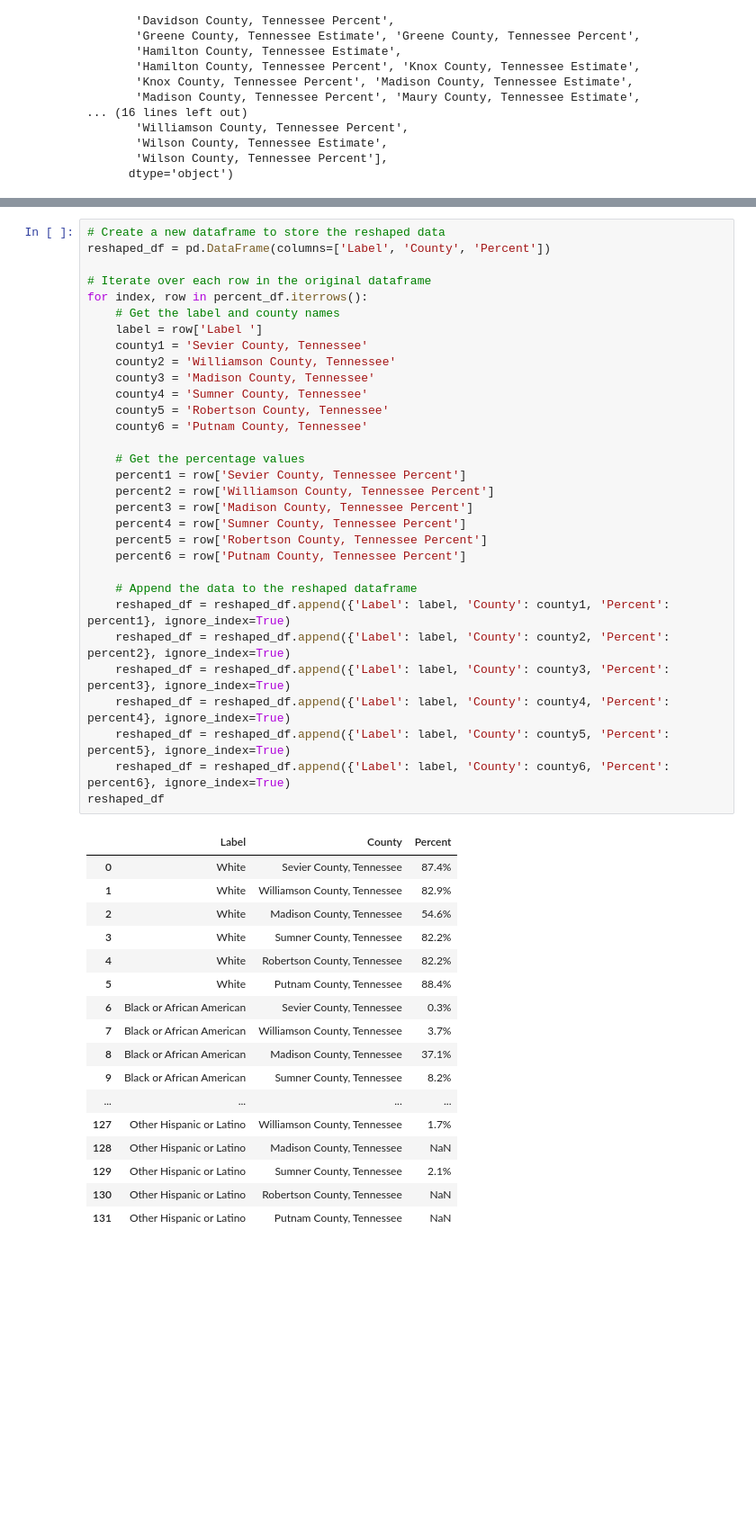
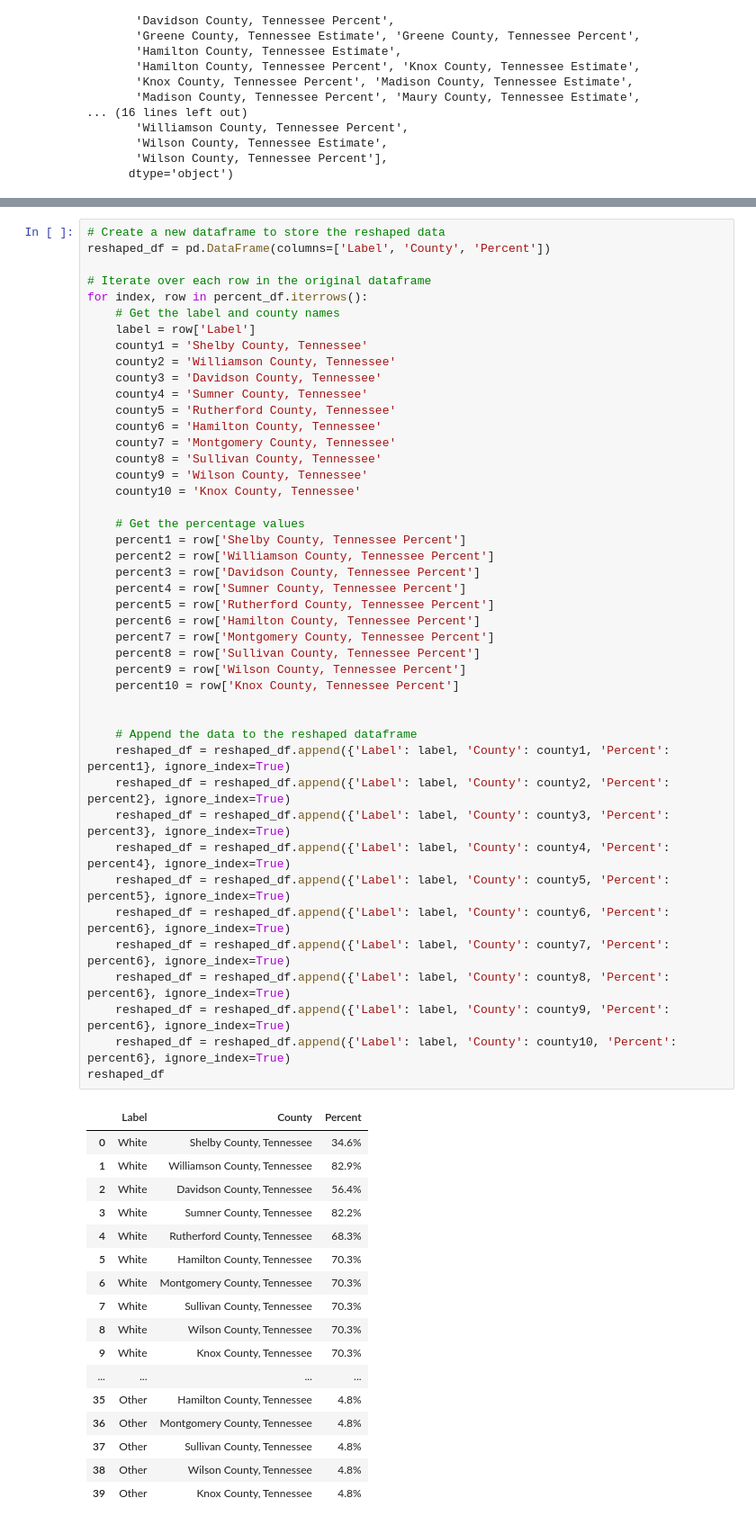
Before and after one commit to scost46/TN_Obesity_Analysis_Capstone, a Jupyter notebook: notebooks/TN_census_notebook.ipynb, the cells around one changed output, grey strips where cells are left out. Shown at 90% size. Cells and saved outputs as stored; diff of their text form; blank space fills up the shorter version.

```diff
--- a/notebooks/TN_census_notebook.ipynb
+++ b/notebooks/TN_census_notebook.ipynb
@@ -627,50 +708,63 @@ percent_df
 # %%
 # Create a new dataframe to store the reshaped data
 reshaped_df = pd.DataFrame(columns=['Label', 'County', 'Percent'])
 
 # Iterate over each row in the original dataframe
 for index, row in percent_df.iterrows():
     # Get the label and county names
-    label = row['Label ']
-    county1 = 'Sevier County, Tennessee'
+    label = row['Label']
+    county1 = 'Shelby County, Tennessee'
     county2 = 'Williamson County, Tennessee'
-    county3 = 'Madison County, Tennessee'
+    county3 = 'Davidson County, Tennessee'
     county4 = 'Sumner County, Tennessee'
-    county5 = 'Robertson County, Tennessee'
-    county6 = 'Putnam County, Tennessee'
+    county5 = 'Rutherford County, Tennessee'
+    county6 = 'Hamilton County, Tennessee'
+    county7 = 'Montgomery County, Tennessee'
+    county8 = 'Sullivan County, Tennessee'
+    county9 = 'Wilson County, Tennessee'
+    county10 = 'Knox County, Tennessee'
 
     # Get the percentage values
-    percent1 = row['Sevier County, Tennessee Percent']
+    percent1 = row['Shelby County, Tennessee Percent']
     percent2 = row['Williamson County, Tennessee Percent']
-    percent3 = row['Madison County, Tennessee Percent']
+    percent3 = row['Davidson County, Tennessee Percent']
     percent4 = row['Sumner County, Tennessee Percent']
-    percent5 = row['Robertson County, Tennessee Percent']
-    percent6 = row['Putnam County, Tennessee Percent']
+    percent5 = row['Rutherford County, Tennessee Percent']
+    percent6 = row['Hamilton County, Tennessee Percent']
+    percent7 = row['Montgomery County, Tennessee Percent']
+    percent8 = row['Sullivan County, Tennessee Percent']
+    percent9 = row['Wilson County, Tennessee Percent']
+    percent10 = row['Knox County, Tennessee Percent']
+
 
     # Append the data to the reshaped dataframe
     reshaped_df = reshaped_df.append({'Label': label, 'County': county1, 'Percent': percent1}, ignore_index=True)
     reshaped_df = reshaped_df.append({'Label': label, 'County': county2, 'Percent': percent2}, ignore_index=True)
     reshaped_df = reshaped_df.append({'Label': label, 'County': county3, 'Percent': percent3}, ignore_index=True)
     reshaped_df = reshaped_df.append({'Label': label, 'County': county4, 'Percent': percent4}, ignore_index=True)
     reshaped_df = reshaped_df.append({'Label': label, 'County': county5, 'Percent': percent5}, ignore_index=True)
     reshaped_df = reshaped_df.append({'Label': label, 'County': county6, 'Percent': percent6}, ignore_index=True)
+    reshaped_df = reshaped_df.append({'Label': label, 'County': county7, 'Percent': percent6}, ignore_index=True)
+    reshaped_df = reshaped_df.append({'Label': label, 'County': county8, 'Percent': percent6}, ignore_index=True)
+    reshaped_df = reshaped_df.append({'Label': label, 'County': county9, 'Percent': percent6}, ignore_index=True)
+    reshaped_df = reshaped_df.append({'Label': label, 'County': county10, 'Percent': percent6}, ignore_index=True)
 reshaped_df
 # %% [output]
 |  | Label | County | Percent |
-| 0 | White | Sevier County, Tennessee | 87.4% |
+| 0 | White | Shelby County, Tennessee | 34.6% |
 | 1 | White | Williamson County, Tennessee | 82.9% |
-| 2 | White | Madison County, Tennessee | 54.6% |
+| 2 | White | Davidson County, Tennessee | 56.4% |
 | 3 | White | Sumner County, Tennessee | 82.2% |
-| 4 | White | Robertson County, Tennessee | 82.2% |
-| 5 | White | Putnam County, Tennessee | 88.4% |
-| 6 | Black or African American | Sevier County, Tennessee | 0.3% |
-| 7 | Black or African American | Williamson County, Tennessee | 3.7% |
-| 8 | Black or African American | Madison County, Tennessee | 37.1% |
-| 9 | Black or African American | Sumner County, Tennessee | 8.2% |
+| 4 | White | Rutherford County, Tennessee | 68.3% |
+| 5 | White | Hamilton County, Tennessee | 70.3% |
+| 6 | White | Montgomery County, Tennessee | 70.3% |
+| 7 | White | Sullivan County, Tennessee | 70.3% |
+| 8 | White | Wilson County, Tennessee | 70.3% |
+| 9 | White | Knox County, Tennessee | 70.3% |
 | ... | ... | ... | ... |
-| 127 | Other Hispanic or Latino | Williamson County, Tennessee | 1.7% |
-| 128 | Other Hispanic or Latino | Madison County, Tennessee | NaN |
-| 129 | Other Hispanic or Latino | Sumner County, Tennessee | 2.1% |
-| 130 | Other Hispanic or Latino | Robertson County, Tennessee | NaN |
-| 131 | Other Hispanic or Latino | Putnam County, Tennessee | NaN |
+| 35 | Other | Hamilton County, Tennessee | 4.8% |
+| 36 | Other | Montgomery County, Tennessee | 4.8% |
+| 37 | Other | Sullivan County, Tennessee | 4.8% |
+| 38 | Other | Wilson County, Tennessee | 4.8% |
+| 39 | Other | Knox County, Tennessee | 4.8% |
 # %%
```
Also changed, not shown: parts of 7 cells of this notebook.
